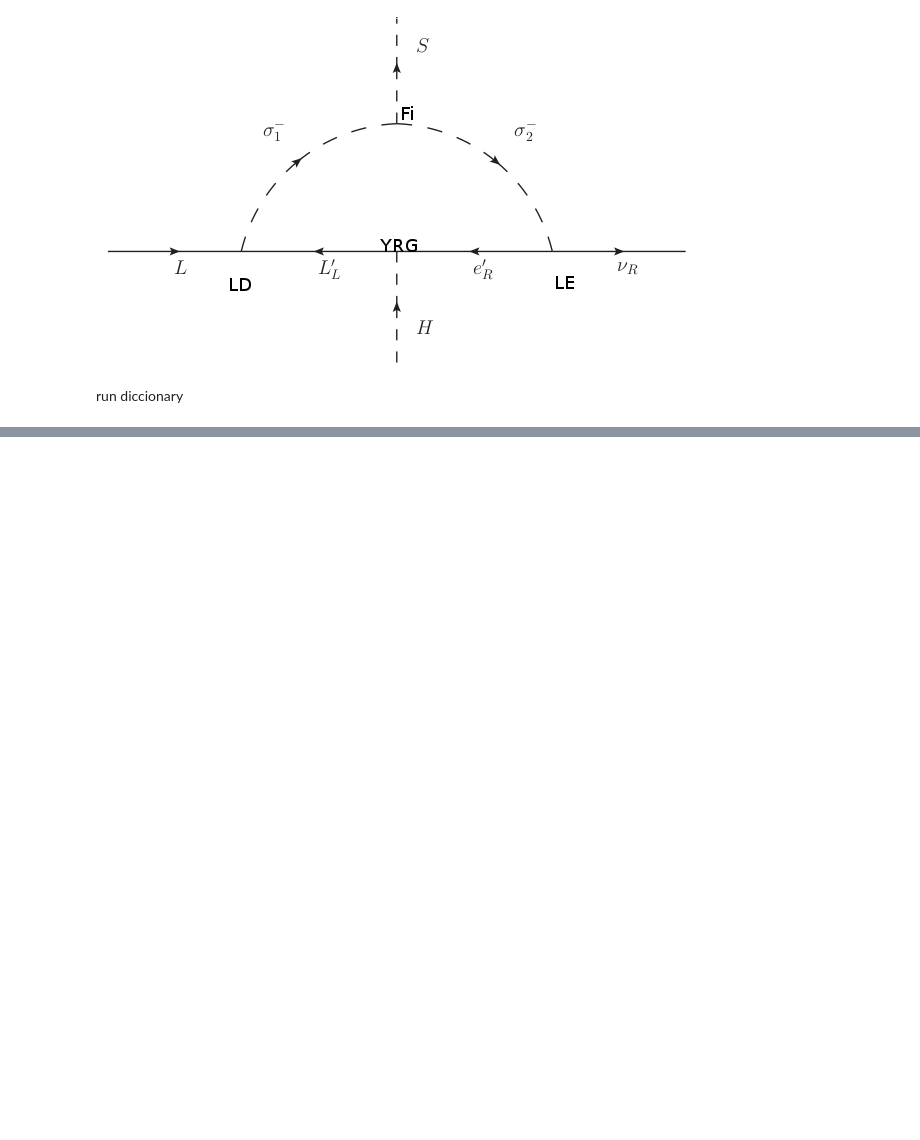
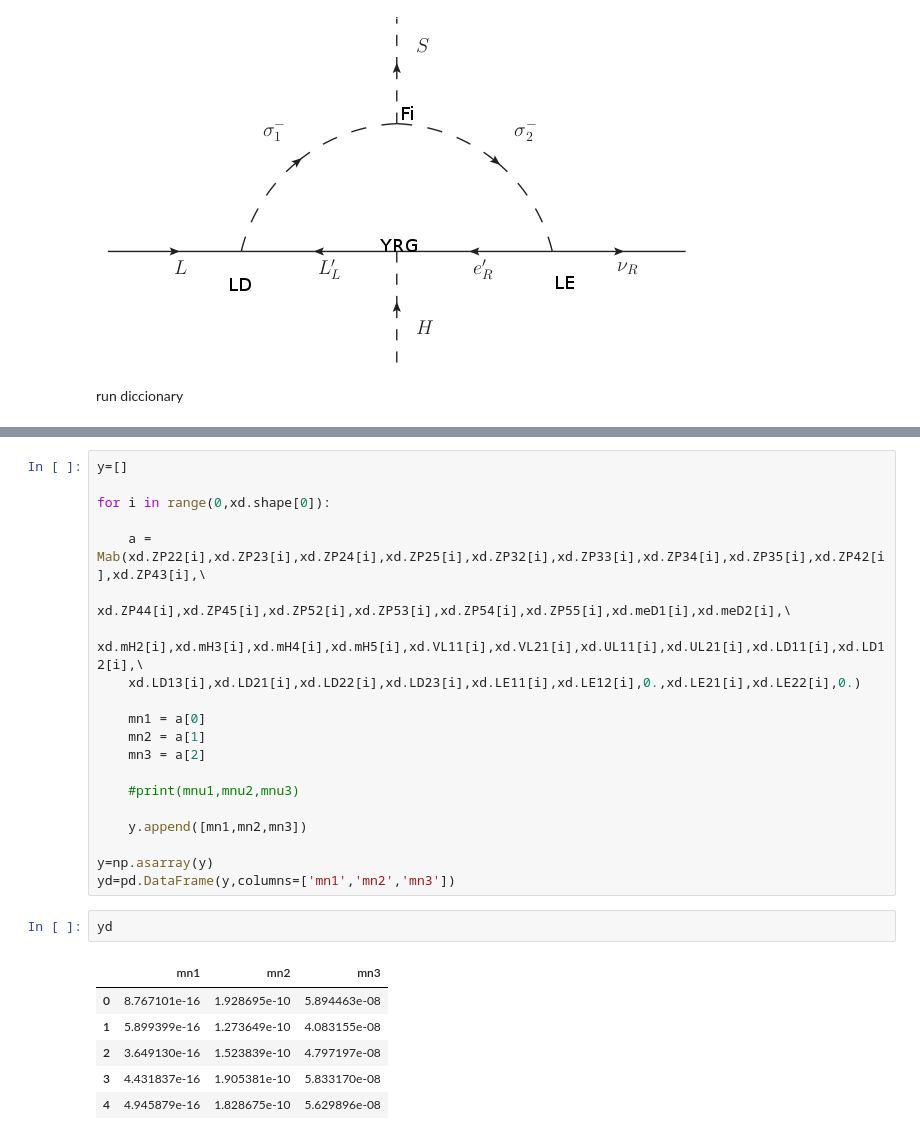
Before and after one commit to anferivera/DarkBariogenesis, a Jupyter notebook: run_U1B_model-neutrino-masses.ipynb, the cells around one changed output, grey strips where cells are left out. Cells and saved outputs as stored; diff of their text form; blank space fills up the shorter version.

```diff
--- a/run_U1B_model-neutrino-masses.ipynb
+++ b/run_U1B_model-neutrino-masses.ipynb
@@ -225,0 +302,29 @@ Name: MZpt, dtype: float64
+# %%
+y=[]
+
+for i in range(0,xd.shape[0]):
+
+    a = Mab(xd.ZP22[i],xd.ZP23[i],xd.ZP24[i],xd.ZP25[i],xd.ZP32[i],xd.ZP33[i],xd.ZP34[i],xd.ZP35[i],xd.ZP42[i],xd.ZP43[i],\
+                           xd.ZP44[i],xd.ZP45[i],xd.ZP52[i],xd.ZP53[i],xd.ZP54[i],xd.ZP55[i],xd.meD1[i],xd.meD2[i],\
+    xd.mH2[i],xd.mH3[i],xd.mH4[i],xd.mH5[i],xd.VL11[i],xd.VL21[i],xd.UL11[i],xd.UL21[i],xd.LD11[i],xd.LD12[i],\
+    xd.LD13[i],xd.LD21[i],xd.LD22[i],xd.LD23[i],xd.LE11[i],xd.LE12[i],0.,xd.LE21[i],xd.LE22[i],0.)
+
+    mn1 = a[0]
+    mn2 = a[1]
+    mn3 = a[2]
+
+    #print(mnu1,mnu2,mnu3)
+
+    y.append([mn1,mn2,mn3])
+
+y=np.asarray(y)
+yd=pd.DataFrame(y,columns=['mn1','mn2','mn3'])
+# %%
+yd
+# %% [output]
+|  | mn1 | mn2 | mn3 |
+| 0 | 8.767101e-16 | 1.928695e-10 | 5.894463e-08 |
+| 1 | 5.899399e-16 | 1.273649e-10 | 4.083155e-08 |
+| 2 | 3.649130e-16 | 1.523839e-10 | 4.797197e-08 |
+| 3 | 4.431837e-16 | 1.905381e-10 | 5.833170e-08 |
+| 4 | 4.945879e-16 | 1.828675e-10 | 5.629896e-08 |
```
Also changed, not shown: parts of 28 cells of this notebook, 13 other files.
